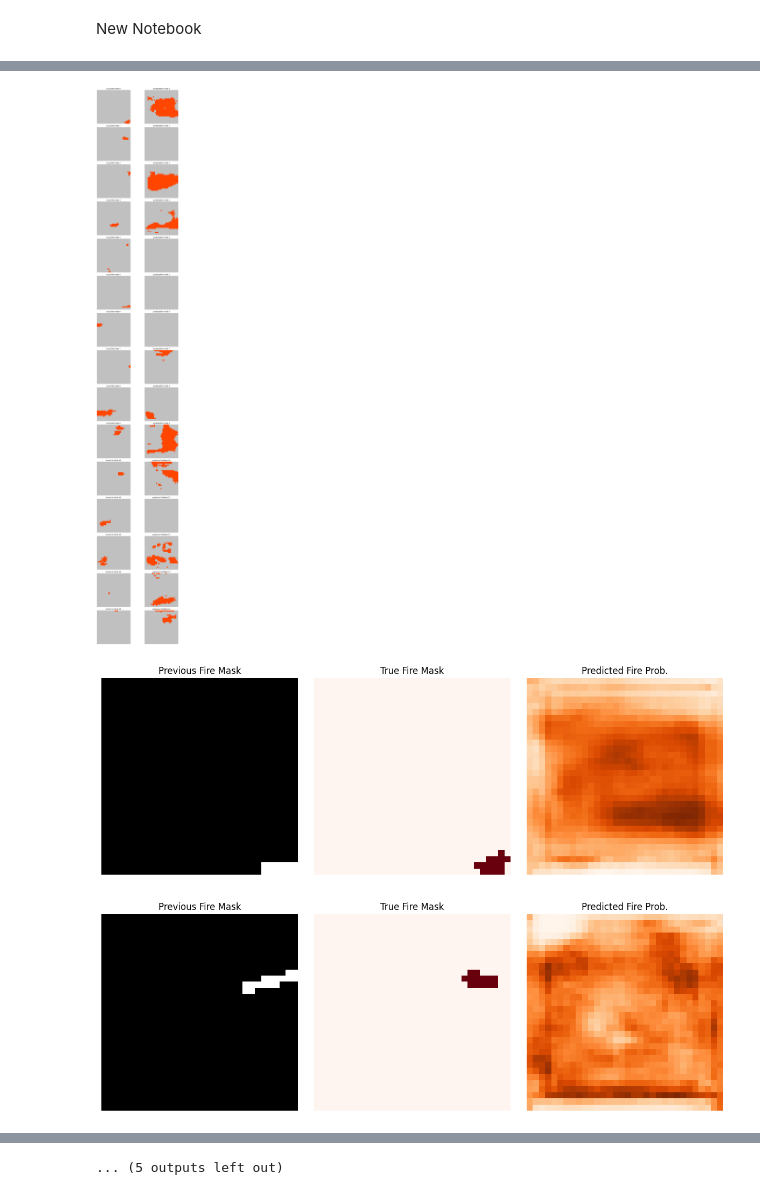
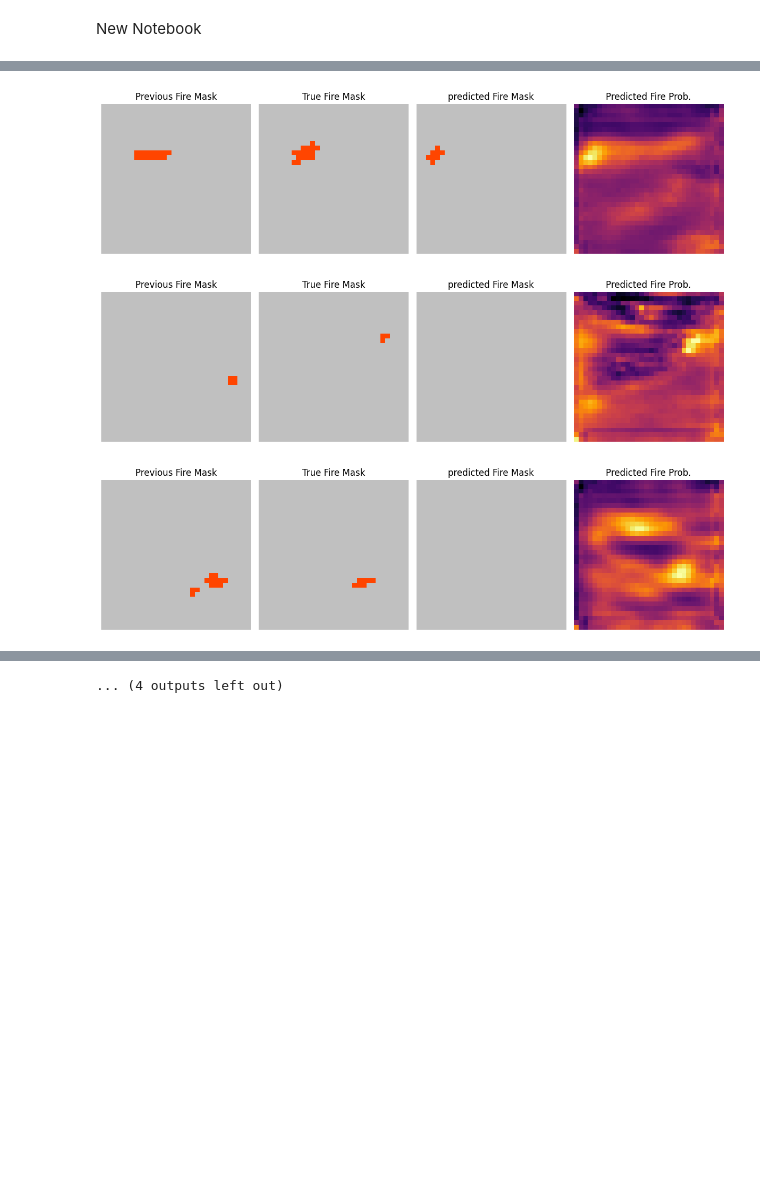
Before and after one commit to Coreyb03/575_project, a Jupyter notebook: new_notebook.ipynb, the cells around one changed output, grey strips where cells are left out. Cells and saved outputs as stored; diff of their text form; code cells hidden in the pictures; blank space fills up the shorter version.

```diff
--- a/new_notebook.ipynb
+++ b/new_notebook.ipynb
@@ -193,7 +196,7 @@ def build_larger_cnn(height, width, features):
 def build_unet(height, width, channels):
     inputs = layers.Input(shape=(height, width, channels))
 
-    reg = tf.keras.regularizers.l2(1e-3) #this is a small ridge regularizer
+    reg = tf.keras.regularizers.l2(1e-4) #this is a small ridge regularizer
 
     # Encoder
     c1 = layers.Conv2D(32, (3, 3), activation='relu', padding='same', kernel_regularizer=reg)(inputs)
@@ -204,14 +207,14 @@ def build_unet(height, width, channels):
 
     c2 = layers.Conv2D(64, (3, 3), activation='relu', padding='same', kernel_regularizer=reg)(p1)
     c2 = layers.BatchNormalization()(c2)
+    c2 = layers.Dropout(0.2)(c2)
     c2 = layers.Conv2D(64, (3, 3), activation='relu', padding='same', kernel_regularizer=reg)(c2)
-    # c2 = layers.Dropout(0.2)(c2)
     p2 = layers.MaxPooling2D((2, 2))(c2)
 
     # Bottleneck
-    b = layers.Conv2D(64, (3, 3), activation='relu', padding='same', kernel_regularizer=reg)(p2)
+    b = layers.Conv2D(128, (3, 3), activation='relu', padding='same', kernel_regularizer=reg)(p2)
     b = layers.Dropout(0.2)(b)
-    b = layers.Conv2D(64, (3, 3), activation='relu', padding='same', kernel_regularizer=reg)(b)
+    b = layers.Conv2D(128, (3, 3), activation='relu', padding='same', kernel_regularizer=reg)(b)
 
     # Decoder
     u2 = layers.UpSampling2D((2, 2))(b)
@@ -225,7 +228,12 @@ def build_unet(height, width, channels):
     c4 = layers.Conv2D(32, (3, 3), activation='relu', padding='same', kernel_regularizer=reg)(u1)
     c4 = layers.Conv2D(32, (3, 3), activation='relu', padding='same', kernel_regularizer=reg)(c4)
 
-    outputs = layers.Conv2D(1, (1, 1), activation='sigmoid')(c4)
+    c5 = layers.Conv2D(32, (3, 3), activation='relu', padding='same', kernel_regularizer=reg)(c4)
+    # c5 = layers.Conv2D(32, (3, 3), activation='relu', padding='same', kernel_regularizer=reg)(c5)
+    c5 = layers.Conv2DTranspose(32, (3, 3), activation='relu', padding='same')(c5)
+    c5 = layers.BatchNormalization()(c5)
+
+    outputs = layers.Conv2D(1, (1, 1), activation='sigmoid')(c5)
 
     model = models.Model(inputs=inputs, outputs=outputs)
     return model
@@ -236,7 +244,7 @@ from tensorflow.keras import backend as K
 
 
 
-def weighted_bce_loss(y_true,y_pred,weight_nofire=1.0,weight_fire = 15.0):
+def weighted_bce_loss(y_true,y_pred,weight_nofire=1.0,weight_fire = 10.0):
     """
         Args:
         y_true (Tensor): Ground-truth values
@@ -394,7 +351,7 @@ model.compile(optimizer = tf.keras.optimizers.Adam(learning_rate=1e-3),
 # %%
 #do the fit
 
-n_epoch = 40 #too many epochs overfit very badly
+n_epoch = 50 #too many epochs overfit very badly
 
 #stops epochs early if the test loss gets worse
 early_stop = tf.keras.callbacks.EarlyStopping(monitor='val_loss',
@@ -425,4 +382,6 @@ history = model.fit(
     ]
 
 )
+
+best_epoch = early_stop.stopped_epoch - early_stop.patience
 # %% [output]
@@ -535,15 +513,22 @@ def PlotPredictions(start,end,label,prediction):
 
 
 def show_preds(inputs, labels, preds, index=0):
-    fig, axs = plt.subplots(1, 3, figsize=(12, 4))
-    axs[0].imshow(inputs[index, :, :, -1], cmap='gray')
+
+    CMAP = colors.ListedColormap(['black', 'silver', 'orangered'])
+    BOUNDS = [-1, -0.1, 0.001, 1]
+    NORM = colors.BoundaryNorm(BOUNDS, CMAP.N)
+    fig, axs = plt.subplots(1, 4, figsize=(12, 4))
+    axs[0].imshow(inputs[index, :, :, -1], cmap=CMAP, norm = NORM)
     axs[0].set_title("Previous Fire Mask")
 
-    axs[1].imshow(labels[index, :, :, 0], cmap='Reds')
+    axs[1].imshow(labels[index, :, :, 0], cmap=CMAP, norm = NORM)
     axs[1].set_title("True Fire Mask")
 
-    axs[2].imshow(preds[index, :, :, 0], cmap='Oranges')
-    axs[2].set_title("Predicted Fire Prob.")
+    axs[2].imshow(preds[index,:,:]>THRESHOLD,cmap=CMAP, norm = NORM)
+    axs[2].set_title(f"predicted Fire Mask")
+
+    axs[3].imshow(preds[index, :, :, 0], cmap='inferno')
+    axs[3].set_title("Predicted Fire Prob.")
 
     for ax in axs:
         ax.axis('off')
@@ -562,7 +547,7 @@ pMask = model.predict(inputs)
 
 
 # plotRows(0,5,titles,len(titles)-1, train)
-PlotPredictions(0,15,labels,pMask)
+# PlotPredictions(0,15,labels,pMask)
 # PlotPredictions(0,15,labels,filtered_preds)
 for i in range(15):
     show_preds(inputs,labels,pMask,index = i)
@@ -571,3 +556,3 @@ for i in range(15):
-[figure, old version]
+[figure, new version]
-[figure, old version]
+[figure, new version]
-[figure, old version]
+[figure, new version]
@@ -582,4 +567,4 @@ for i in range(15):
-... (5 outputs left out)
+... (4 outputs left out)
 # %%
 pMask_eval = model.predict(e_inputs)
 
```
Also changed, not shown: parts of 9 cells of this notebook.
